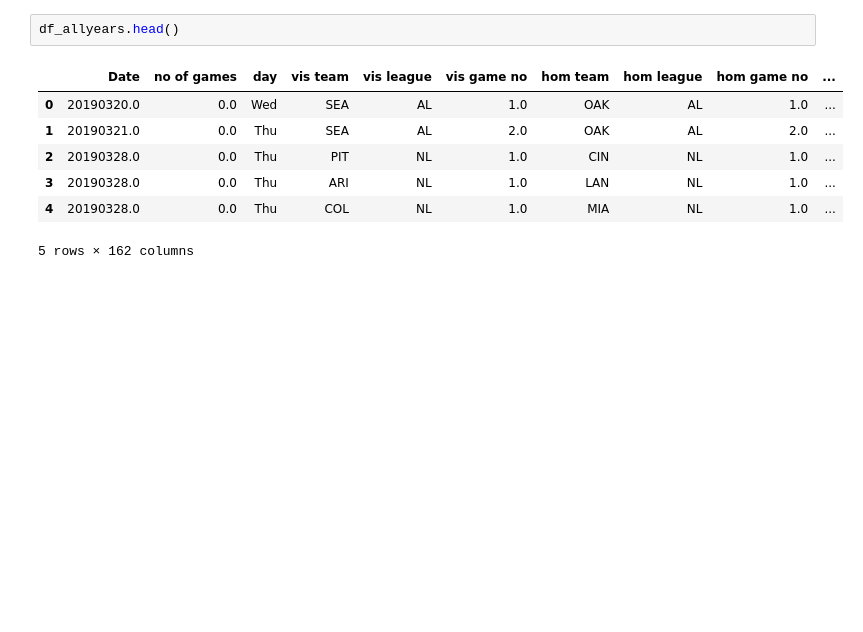
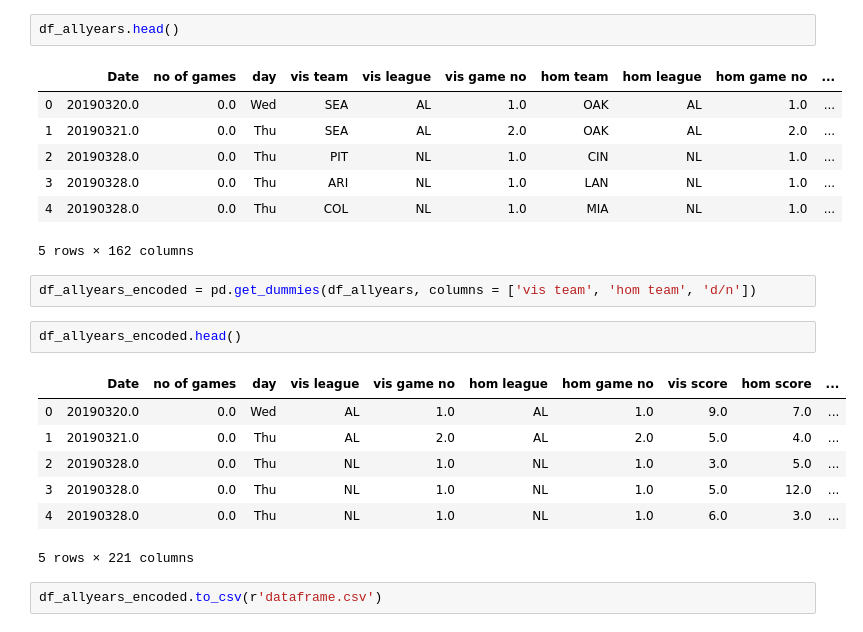
Before and after one commit to jenrionda/moneyball2_the_sequel, a Jupyter notebook: Moneyball.ipynb, the cells around one changed output. Saved outputs shown, nothing was run; the diff lists cells and outputs as text; blank space fills up the shorter version.

```diff
--- a/Moneyball.ipynb
+++ b/Moneyball.ipynb
@@ -153,3 +156,17 @@ df_allyears.head()
 | 3 | 20190328.0 | 0.0 | Thu | ARI | NL | 1.0 | LAN | NL | 1.0 | ... |
 | 4 | 20190328.0 | 0.0 | Thu | COL | NL | 1.0 | MIA | NL | 1.0 | ... |
 5 rows × 162 columns
+# %%
+df_allyears_encoded = pd.get_dummies(df_allyears, columns = ['vis team', 'hom team', 'd/n'])
+# %%
+df_allyears_encoded.head()
+# %% [output]
+|  | Date | no of games | day | vis league | vis game no | hom league | hom game no | vis score | hom score | ... |
+| 0 | 20190320.0 | 0.0 | Wed | AL | 1.0 | AL | 1.0 | 9.0 | 7.0 | ... |
+| 1 | 20190321.0 | 0.0 | Thu | AL | 2.0 | AL | 2.0 | 5.0 | 4.0 | ... |
+| 2 | 20190328.0 | 0.0 | Thu | NL | 1.0 | NL | 1.0 | 3.0 | 5.0 | ... |
+| 3 | 20190328.0 | 0.0 | Thu | NL | 1.0 | NL | 1.0 | 5.0 | 12.0 | ... |
+| 4 | 20190328.0 | 0.0 | Thu | NL | 1.0 | NL | 1.0 | 6.0 | 3.0 | ... |
+5 rows × 221 columns
+# %%
+df_allyears_encoded.to_csv(r'dataframe.csv')
```
Also changed, not shown: parts of 14 cells of this notebook.
